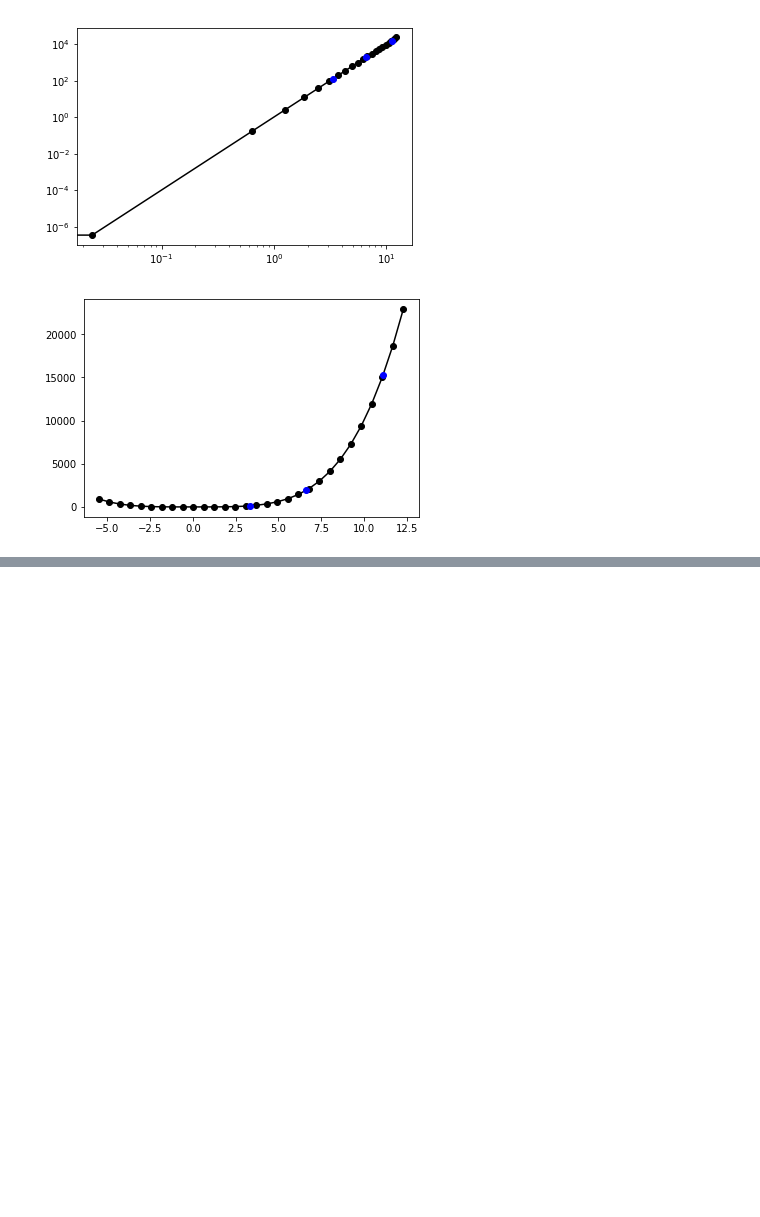
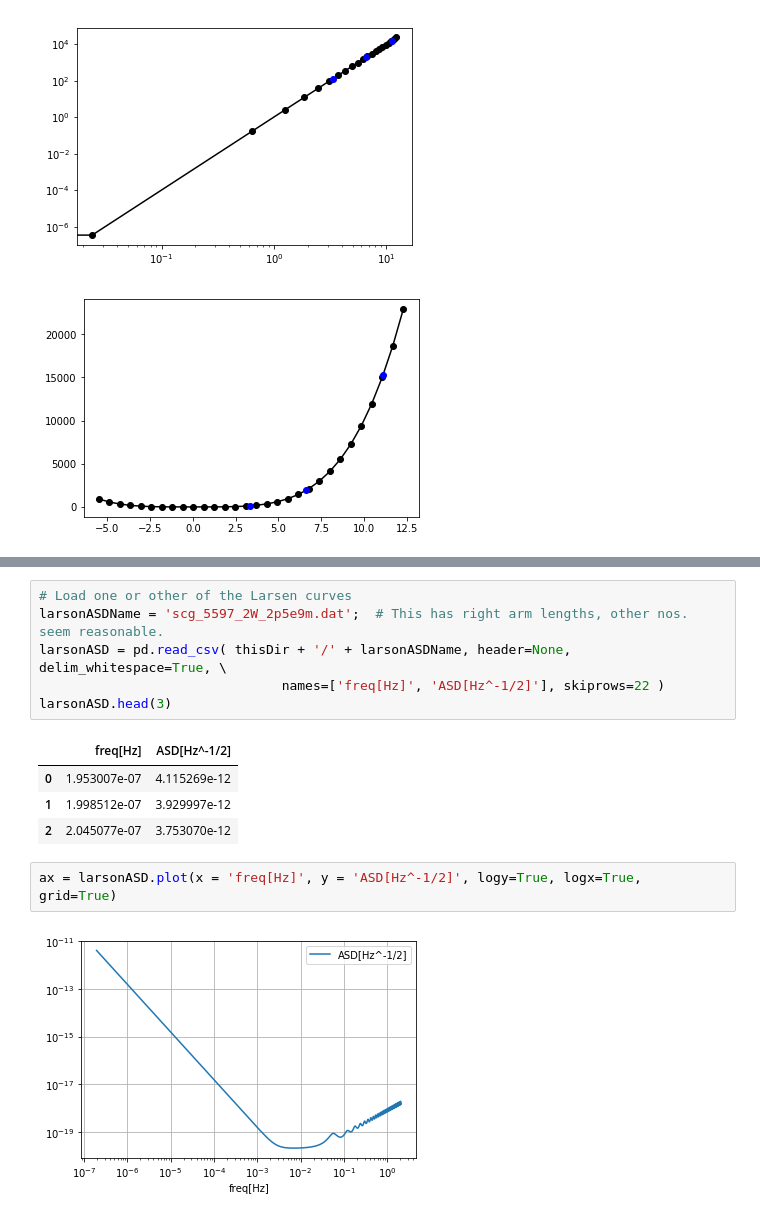
Before and after one commit to gabella/exoplanetsMath, a Jupyter notebook: python/GWStrainPlotsSNR.ipynb, the cells around one changed output, grey strips where cells are left out. Saved outputs shown, nothing was run; the diff lists cells and outputs as text; blank space fills up the shorter version.

```diff
--- a/python/GWStrainPlotsSNR.ipynb
+++ b/python/GWStrainPlotsSNR.ipynb
@@ -363,0 +351,15 @@ SyntaxError: unexpected EOF while parsing (<ipython-input-25-65a7d30be163>, line
+# %%
+# Load one or other of the Larsen curves
+larsonASDName = 'scg_5597_2W_2p5e9m.dat';  # This has right arm lengths, other nos. seem reasonable.
+larsonASD = pd.read_csv( thisDir + '/' + larsonASDName, header=None, delim_whitespace=True, \
+                               names=['freq[Hz]', 'ASD[Hz^-1/2]'], skiprows=22 )
+larsonASD.head(3)
+# %% [output]
+|  | freq[Hz] | ASD[Hz^-1/2] |
+| 0 | 1.953007e-07 | 4.115269e-12 |
+| 1 | 1.998512e-07 | 3.929997e-12 |
+| 2 | 2.045077e-07 | 3.753070e-12 |
+# %%
+ax = larsonASD.plot(x = 'freq[Hz]', y = 'ASD[Hz^-1/2]', logy=True, logx=True, grid=True)
+# %% [output]
+[figure, added]
```
Also changed, not shown: parts of 12 cells of this notebook, 8 other files.
